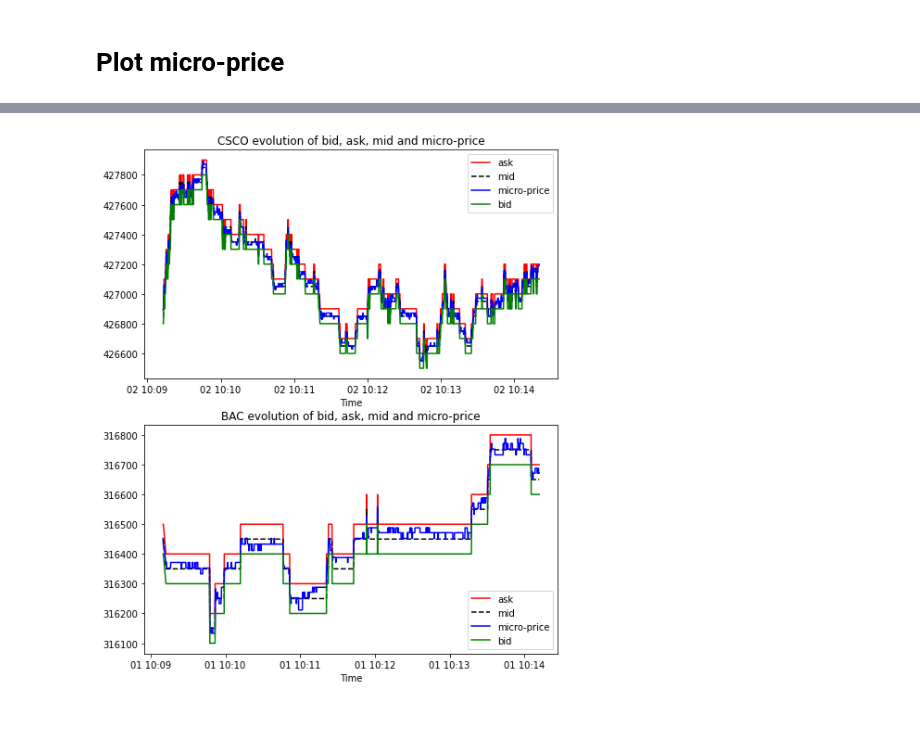
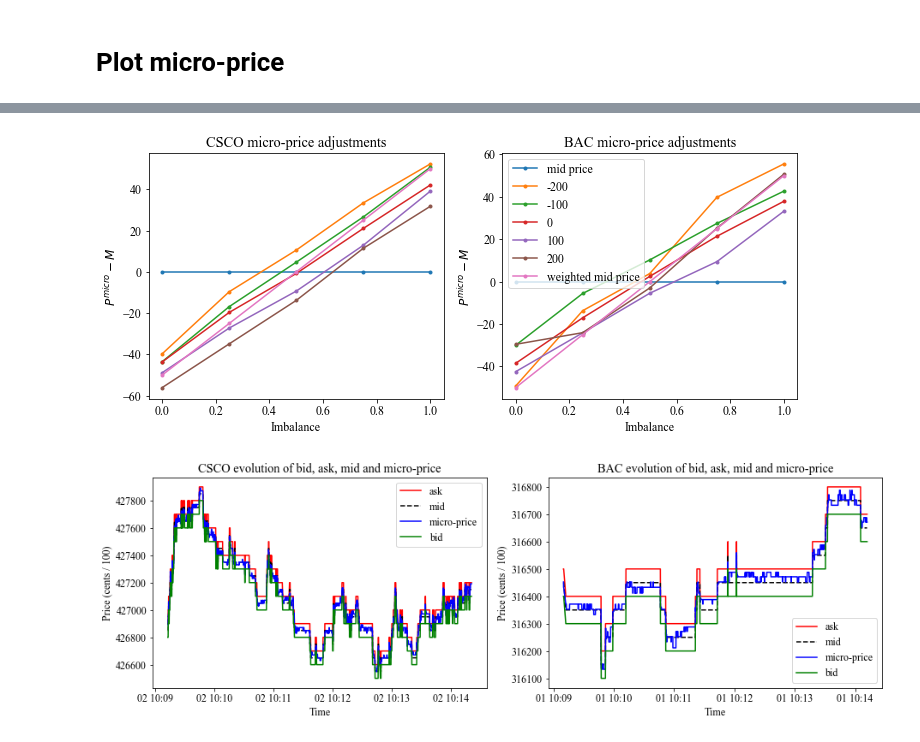
Before and after one commit to AdamIanRoberts/queue-value, a Jupyter notebook: imbalance_price_delta_micro_price.ipynb, the cells around one changed output, grey strips where cells are left out. Saved outputs shown, nothing was run; the diff lists cells and outputs as text; code cells hidden in the pictures.

```diff
--- a/imbalance_price_delta_micro_price.ipynb
+++ b/imbalance_price_delta_micro_price.ipynb
@@ -19,9 +25,13 @@ from orderbook_aggregator.ImbalancePriceDeltaAggregator import ImbalancePriceDel
+# %%
+matplotlib.rc('font', family='Times New Roman')
+matplotlib.rc('text', usetex='false')
+matplotlib.rcParams.update({'font.size': 12})
 # %% [markdown]
 # Global variables
 # %%
 csco_ticker = "CSCO"
 csco_levels = 5
-csco_start_date = datetime(2019,1,2)
+csco_start_date = datetime(2019,1,1)
 csco_end_date = datetime(2019,1,31)
 
 bac_ticker = "BAC"
@@ -92,25 +84,52 @@ bac_example_micro_prices = [
     for imbalance, mid_price_delta in zip(bac_example_plot["imbalance"], bac_example_plot["mid_price_delta"])
 ]
 bac_example_plot["micro_price"] = bac_example_micro_prices
+# %%
+fig, ax = plt.subplots(1, 2, figsize=(10,4.5))
+
+ax[0].plot(csco_microprice_df.index, np.repeat(0,len(csco_microprice_df.index)), ".-")
+ax[0].plot(csco_microprice_df, ".-")
+ax[0].plot(csco_microprice_df.index, np.linspace(-50,50,len(csco_microprice_df.index)), ".-")
+ax[0].set_xlabel("Imbalance")
+ax[0].set_ylabel("$P^{micro} - M$")
+ax[0].set_title("CSCO micro-price adjustments")
+
+ax[1].plot(bac_microprice_df.index, np.repeat(0,len(bac_microprice_df.index)), ".-")
+ax[1].plot(bac_microprice_df, ".-")
+ax[1].plot(bac_microprice_df.index, np.linspace(-50,50,len(bac_microprice_df.index)), ".-")
+ax[1].set_xlabel("Imbalance")
+ax[1].set_ylabel("$P^{micro} - M$")
+ax[1].set_title("BAC micro-price adjustments")
+ax[1].legend(["mid price"] + list(bac_microprice_df.columns) + ["weighted mid price"], loc="upper left")
+
+fig.tight_layout()
+
+plt.show()
+# %% [output]
+[figure, added]
 # %%
-fig, ax = plt.subplots(2, figsize=(8,10))
+fig, ax = plt.subplots(1, 2, figsize=(13, 4.5))
 
 ax[0].plot(csco_example_plot["ask_price_0"], "r")
 ax[0].plot(csco_example_plot["mid_price"], "k--")
 ax[0].plot(csco_example_plot["mid_price"] + csco_example_plot["micro_price"], "b")
 ax[0].plot(csco_example_plot["bid_price_0"], "g")
 ax[0].set_title("CSCO evolution of bid, ask, mid and micro-price")
 ax[0].set_xlabel("Time")
+ax[0].set_ylabel("Price (cents / 100)")
 ax[0].legend(["ask", "mid", "micro-price", "bid"], loc="upper right")
 
 ax[1].plot(bac_example_plot["ask_price_0"], "r")
 ax[1].plot(bac_example_plot["mid_price"], "k--")
 ax[1].plot(bac_example_plot["mid_price"] + bac_example_plot["micro_price"], "b")
 ax[1].plot(bac_example_plot["bid_price_0"], "g")
 ax[1].set_title("BAC evolution of bid, ask, mid and micro-price")
 ax[1].set_xlabel("Time")
+ax[1].set_ylabel("Price (cents / 100)")
 ax[1].legend(["ask", "mid", "micro-price", "bid"], loc="lower right")
 
+fig.tight_layout()
+
 plt.show()
 # %% [output]
-[figure, old version]
+[figure, new version]
```
Also changed, not shown: parts of 5 cells of this notebook, 4 other files.
